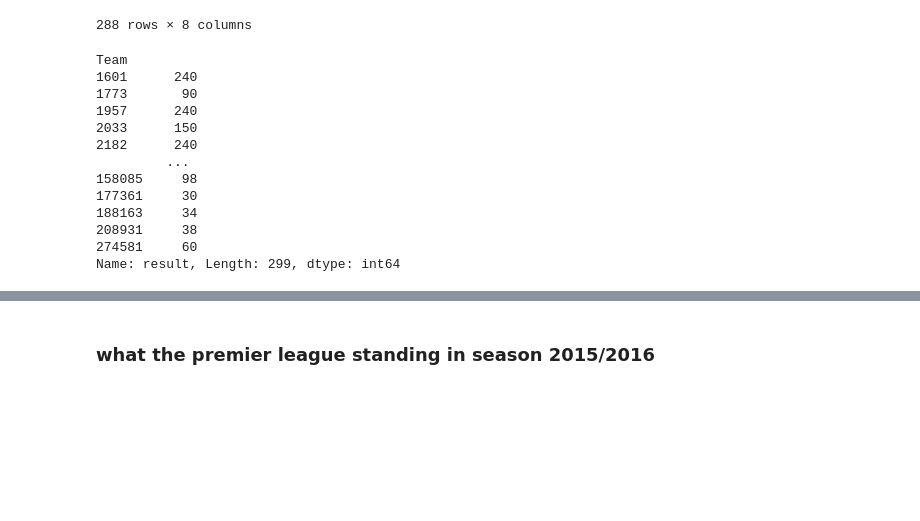
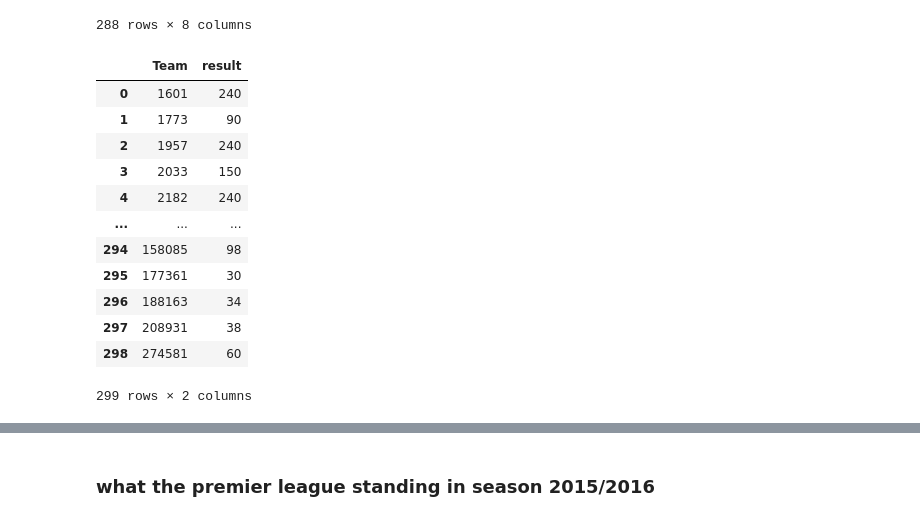
Before and after one commit to ismailmisd/Exploring-European-Soccer-Database, a Jupyter notebook: exploring-european-soccer-database.ipynb, the cells around one changed output, grey strips where cells are left out. Drawn from its saved outputs; the diff is of its cells as text; code cells hidden in the pictures; blank space fills up the shorter version.

```diff
--- a/exploring-european-soccer-database.ipynb
+++ b/exploring-european-soccer-database.ipynb
@@ -100,45 +100,45 @@ Team_Attributes_avg
 # %%
 team_results = pd.read_sql('''
 SELECT Match.home_team_api_id AS homeTeam,
 
        (CASE
             WHEN home_team_goal = away_team_goal THEN 'loss'
             WHEN home_team_goal > away_team_goal THEN 'win'
             WHEN home_team_goal < away_team_goal THEN 'draw'
         END)result1,
        Match.away_team_api_id AS awayTeam,
 
        (CASE
             WHEN home_team_goal = away_team_goal THEN 'loss'
             WHEN home_team_goal > away_team_goal THEN 'draw'
             WHEN home_team_goal < away_team_goal THEN 'win'
         END)result2
 FROM  MATCH
 LEFT JOIN Team AS home ON home.team_api_id = Match.home_team_api_id
 LEFT JOIN Team AS away ON away.team_api_id = Match.away_team_api_id
 ;''', con)
 
 team_results
 team_results1=team_results[['homeTeam','result1']]
 team_results2=team_results[['awayTeam','result2']]
 team_results=pd.DataFrame(np.concatenate((team_results1.values,team_results2.values),axis =0))
 team_results.columns=['Team','result']
-team_results=team_results.groupby('Team')['result'].count()
+team_results=team_results.groupby('Team')['result'].count().reset_index()
 team_results
 # %% [output]
+|  | Team | result |
+| 0 | 1601 | 240 |
+| 1 | 1773 | 90 |
+| 2 | 1957 | 240 |
+| 3 | 2033 | 150 |
+| 4 | 2182 | 240 |
+| ... | ... | ... |
+| 294 | 158085 | 98 |
+| 295 | 177361 | 30 |
+| 296 | 188163 | 34 |
+| 297 | 208931 | 38 |
+| 298 | 274581 | 60 |
-Team
-1601      240
-1773       90
-1957      240
-2033      150
-2182      240
-         ...
-158085     98
-177361     30
-188163     34
-208931     38
-274581     60
-Name: result, Length: 299, dtype: int64
+299 rows × 2 columns
 # %%
 # now I will join team_results table with Team_Attributes_avg table
 Team_Attributes_dataset =pd.merge(team_results,Team_Attributes_avg,left_on='Team',right_on='team_api_id')
```
Also changed, not shown: parts of 4 cells of this notebook.
